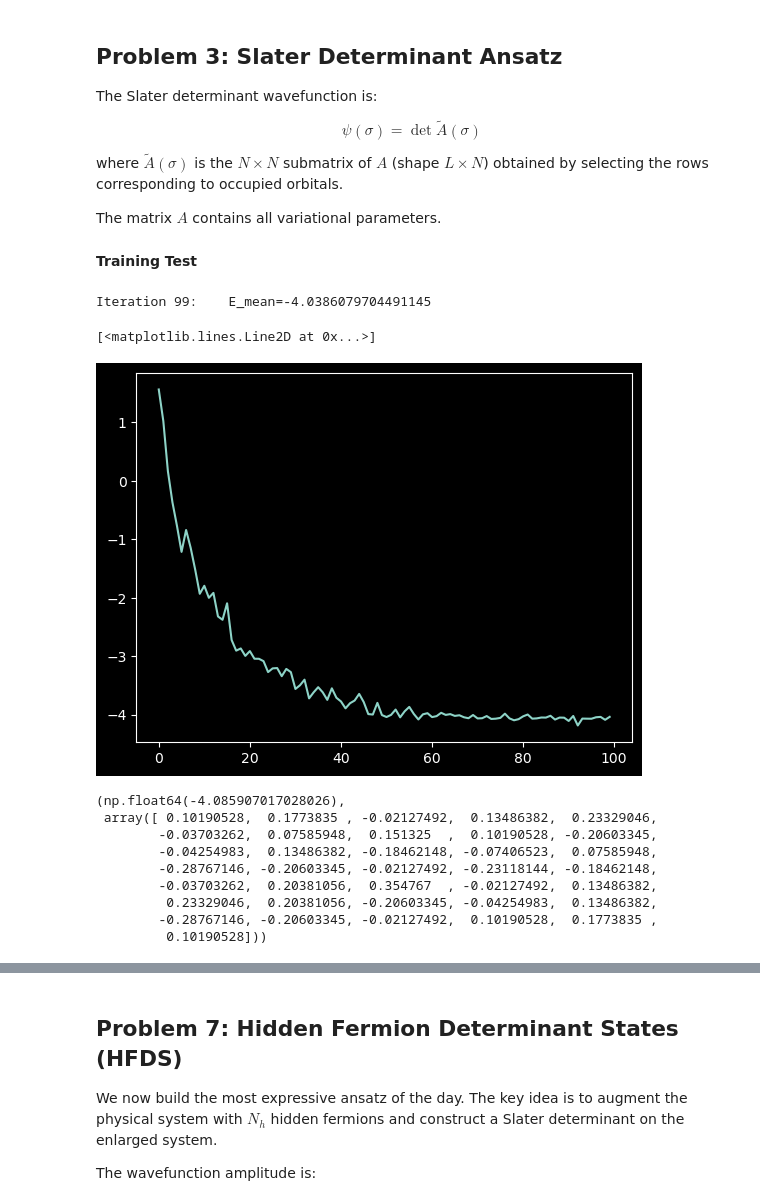
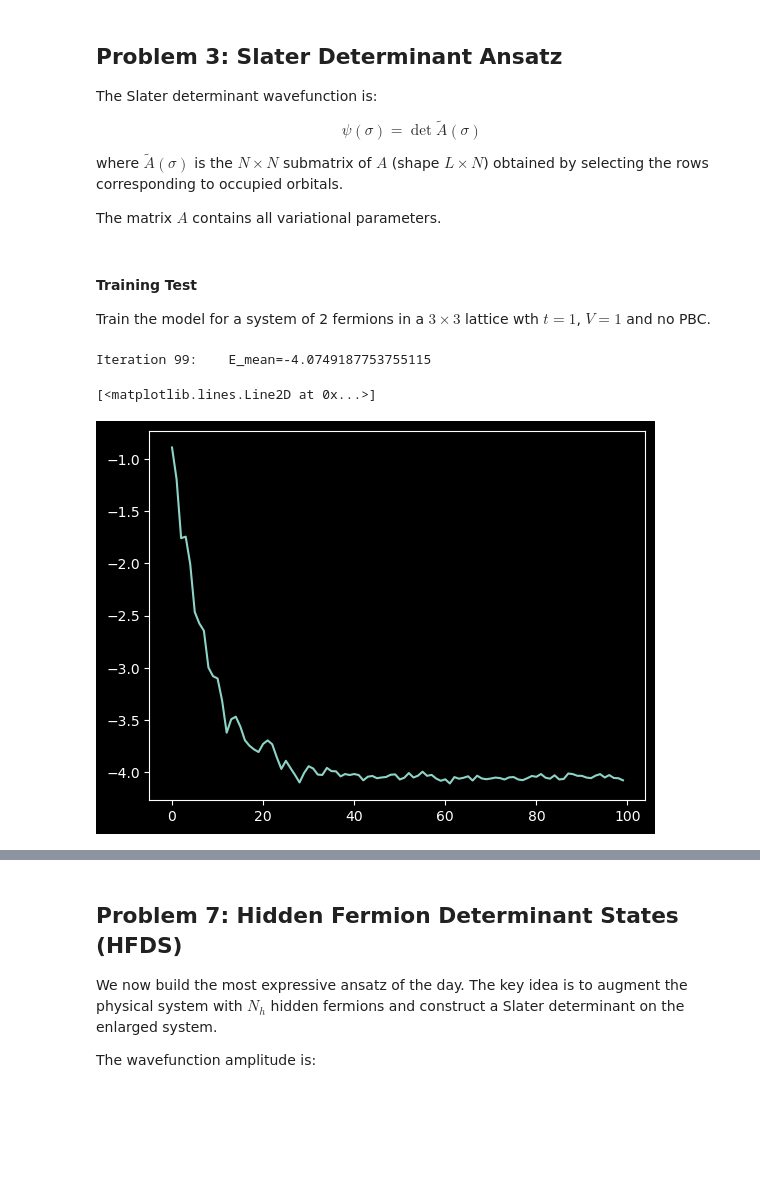
Before and after one commit to broschli/fopra, a Jupyter notebook: neural_quantum_states/FoPra_NQS_day2_Linus.ipynb, the cells around one changed output, grey strips where cells are left out. Drawn from its saved outputs; the diff is of its cells as text; code cells hidden in the pictures; blank space fills up the shorter version.

```diff
--- a/neural_quantum_states/FoPra_NQS_day2_Linus.ipynb
+++ b/neural_quantum_states/FoPra_NQS_day2_Linus.ipynb
@@ -341,3 +336,0 @@ build_tv_hamiltonian(5,5,4, 1, 1, pbc=False)
-# %%
-H = build_tv_hamiltonian(3, 3, 4, 1, 1, pbc=False)
-eigsh(H.tocsr(), 5, which="SA")[0]
@@ -346,6 +339,9 @@ array([-4.44352485, -4.36306121, -4.1575777 , -3.1209067 , -3.1209067 ])
 # %%
-Lx = 5
-Ly = 5
-Nf = 5
+# define system
+Lx = 4
+Ly = 4
+Nf = 8
 basis = build_fock_basis(Lx*Ly, Nf)
-energy, state = groundstate_ed_tv(Lx, Ly, Nf, 1, 1, pbc=False)
+
+en, gs = groundstate_ed_tv(Lx, Ly, Nf, 1, 1, pbc=False)
+print(f"E = {en}")
@@ -692,5 +663,3 @@ def vmc_train_fermions(model, H: coo_matrix, n_iter=100, n_samples=300, lr=5e-3,
 # TODO:
 # Train the Slater determinant ansatz and compare its energy to ED.
 # Optionally repeat the comparison with a simple FFNN ansatz.
-# %% [markdown]
-**Training Test**
@@ -708,21 +699,20 @@ basis_dict = build_basis_dict(build_fock_basis(model.n_sites, model.n_fermions))
+# %% [markdown]
+#### Training Test
+Train the model for a system of 2 fermions in a $3\times3$ lattice wth $t=1$, $V=1$ and no PBC.
+# %%
+# define system
+sys_params = (3, 3, 2, 1, 1, False)
+
+H = build_tv_hamiltonian(*sys_params)
+basis = build_fock_basis(sys_params[0]*sys_params[1], sys_params[2])
+basis_dict = build_basis_dict(basis)
+
+model = SlaterDeterminant(sys_params[0]*sys_params[1], sys_params[2])
 # %%
+# train nqs
 his = vmc_train_fermions(model, H, n_iter=100, n_samples=200, lr=5e-2)
-plt.style.use("dark_background")
-plt.plot(np.arange(0, 100), np.array(his).real)
+plt.plot(np.arange(0, 100), np.array(his))
 # %% [output]
-Iteration 99:    E_mean=-4.0386079704491145
+Iteration 99:    E_mean=-4.0749187753755115
 [<matplotlib.lines.Line2D at 0x...>]
-[figure, old version]
+[figure, new version]
-# %%
-# exact diagonalization
-groundstate_ed_tv(3, 3, 2, 1, 1, pbc=False)
-# %% [output]
-(np.float64(-4.085907017028026),
- array([ 0.10190528,  0.1773835 , -0.02127492,  0.13486382,  0.23329046,
-        -0.03703262,  0.07585948,  0.151325  ,  0.10190528, -0.20603345,
-        -0.04254983,  0.13486382, -0.18462148, -0.07406523,  0.07585948,
-        -0.28767146, -0.20603345, -0.02127492, -0.23118144, -0.18462148,
-        -0.03703262,  0.20381056,  0.354767  , -0.02127492,  0.13486382,
-         0.23329046,  0.20381056, -0.20603345, -0.04254983,  0.13486382,
-        -0.28767146, -0.20603345, -0.02127492,  0.10190528,  0.1773835 ,
-         0.10190528]))
```
Also changed, not shown: parts of 35 cells of this notebook.
